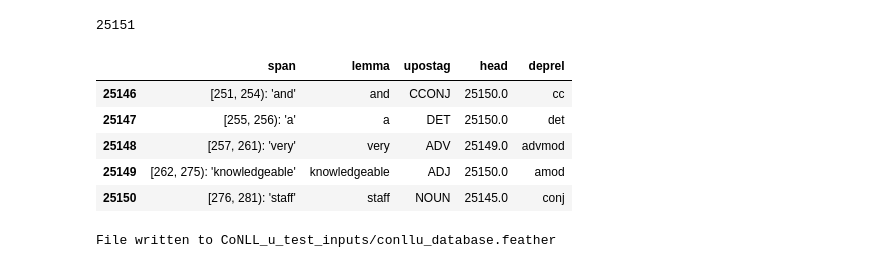
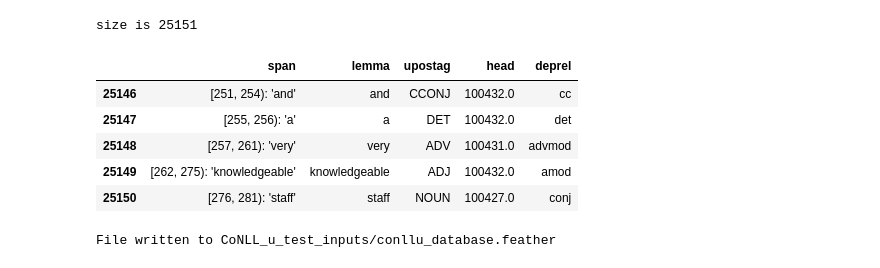
Before and after one commit to CODAIT/text-extensions-for-pandas, a Jupyter notebook: notebooks/Read_conllu_Files.ipynb, the cells around one changed output. Drawn from its saved outputs; the diff is of its cells as text; code cells hidden in the pictures.

```diff
--- a/notebooks/Read_CoNLL-U_files.ipynb
+++ b/notebooks/Read_conllu_Files.ipynb
@@ -76,28 +119,26 @@ doc_df.head(10).drop(columns = ["sentence"])
 # %%
-# first we combine all of our documents into one large combined dataframe,for simplicity
-
 # because we are concatenating our dataframes, we need to modify the "head" feilds to still point at their desired targets
 df_starts_at =0
 temp = conll_u_docs.copy()
 for df in temp:
     df["head"] += df_starts_at
     df_starts_at +=df.shape[0]
 
 # Now concatenate all our documents into one big dataframe
 complete_df = temp[0]
 complete_df = complete_df.append(temp[1:], ignore_index=True)
 
 #show the last few rows of the dataframe, select just a few columns for compactness
-display(complete_df.shape[0])
+print(f"size is {complete_df.shape[0]}")
 complete_df.tail()[["span","lemma","upostag","head","deprel"]]
 # %% [output]
-25151
+size is 25151
 |  | span | lemma | upostag | head | deprel |
-| 25146 | [251, 254): 'and' | and | CCONJ | 25150.0 | cc |
-| 25147 | [255, 256): 'a' | a | DET | 25150.0 | det |
-| 25148 | [257, 261): 'very' | very | ADV | 25149.0 | advmod |
-| 25149 | [262, 275): 'knowledgeable' | knowledgeable | ADJ | 25150.0 | amod |
-| 25150 | [276, 281): 'staff' | staff | NOUN | 25145.0 | conj |
+| 25146 | [251, 254): 'and' | and | CCONJ | 100432.0 | cc |
+| 25147 | [255, 256): 'a' | a | DET | 100432.0 | det |
+| 25148 | [257, 261): 'very' | very | ADV | 100431.0 | advmod |
+| 25149 | [262, 275): 'knowledgeable' | knowledgeable | ADJ | 100432.0 | amod |
+| 25150 | [276, 281): 'staff' | staff | NOUN | 100427.0 | conj |
 # %%
 # one advantage of using pandas dataframes is that we can write and read them signifcantly faster than we could the raw conllu files
 # here we use pyarrow with feather to save and reload our dataframe.
```
Also changed, not shown: parts of 26 cells of this notebook.
